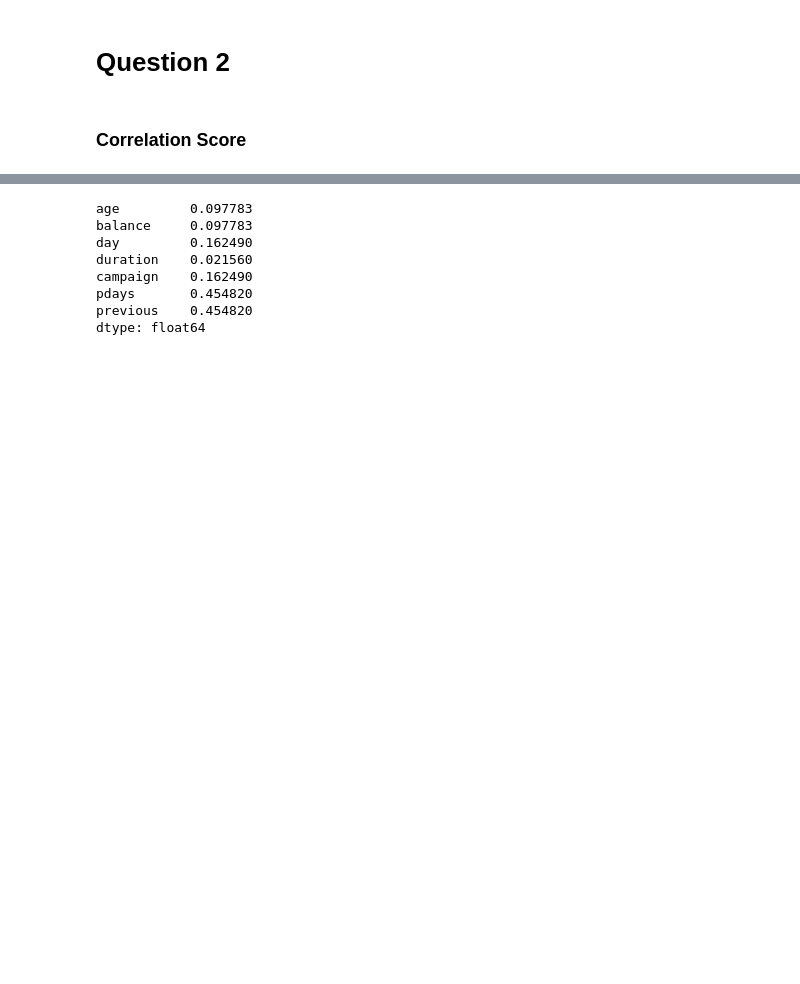
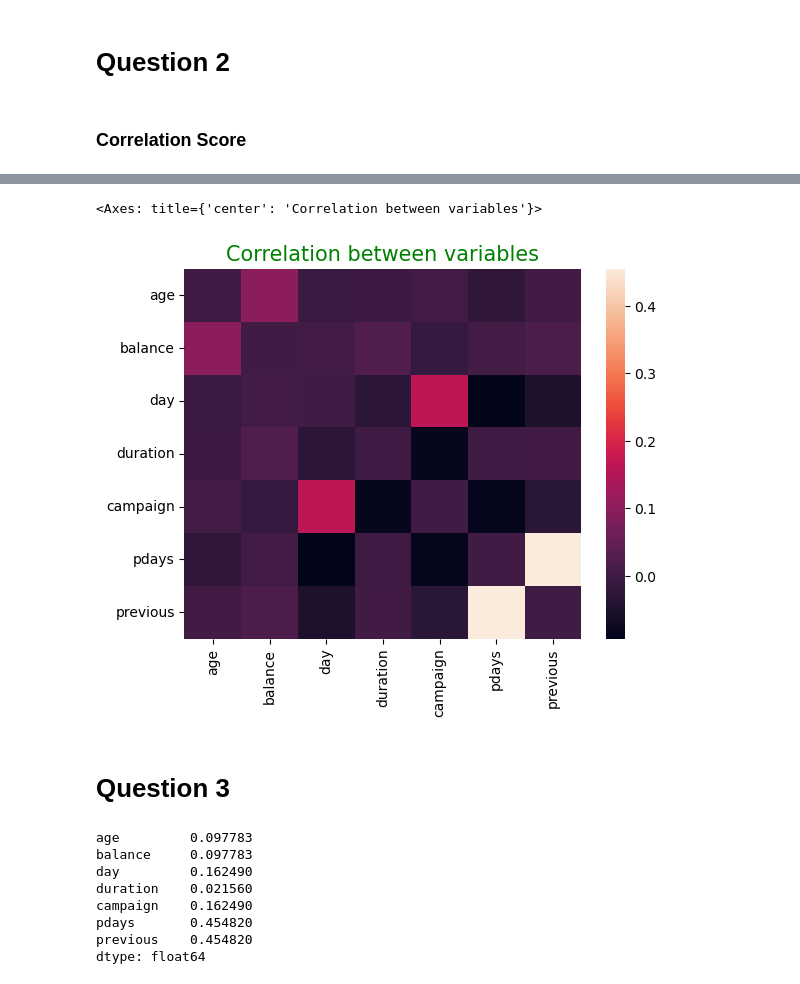
Before and after one commit to kabsmeiou/ml-zoomcamp, a Jupyter notebook: Jupyter Notebook/Lecture 3/Homework.ipynb, the cells around one changed output, grey strips where cells are left out. Saved outputs shown, nothing was run; the diff lists cells and outputs as text; code cells hidden in the pictures; blank space fills up the shorter version.

```diff
--- a/Jupyter Notebook/Lecture 3/Homework.ipynb
+++ b/Jupyter Notebook/Lecture 3/Homework.ipynb
@@ -23,7 +23,9 @@ df.head()
 ### Data Preparation
 # %%
 # all columns without default
-cols = [col for col in df.columns if col != 'default' and col != 'loan']
+cols = ['age', 'job', 'marital', 'education', 'balance',
+'housing', 'contact', 'day', 'month', 'duration', 'campaign', 'pdays',
+'previous', 'poutcome', 'y']
 # %%
 df = df[cols]
 # %%
@@ -119,3 +124,13 @@ corr_matrix
+# %%
+plt.title('Correlation between variables', color='green', fontsize=15)
+sns.heatmap(corr_matrix,
+            xticklabels=corr_matrix.columns.values,
+            yticklabels=corr_matrix.columns.values)
+# %% [output]
+<Axes: title={'center': 'Correlation between variables'}>
+[figure, added]
+# %% [markdown]
+# Question 3
 # %%
 corr_matrix.max()
 # %% [output]
```
Also changed, not shown: parts of 12 cells of this notebook.
